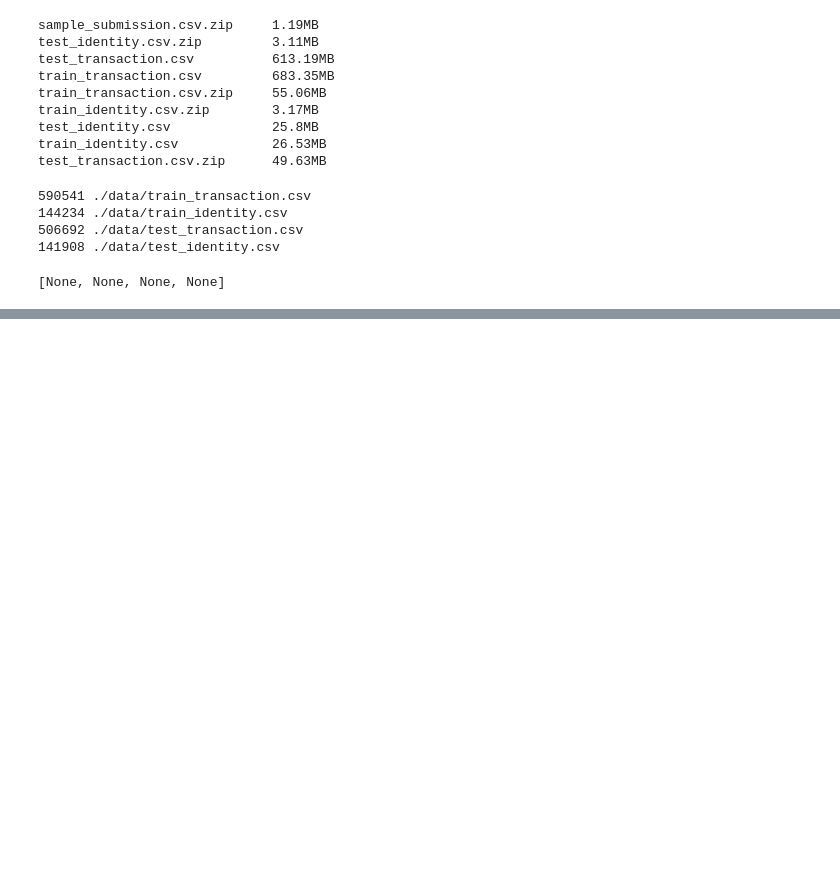
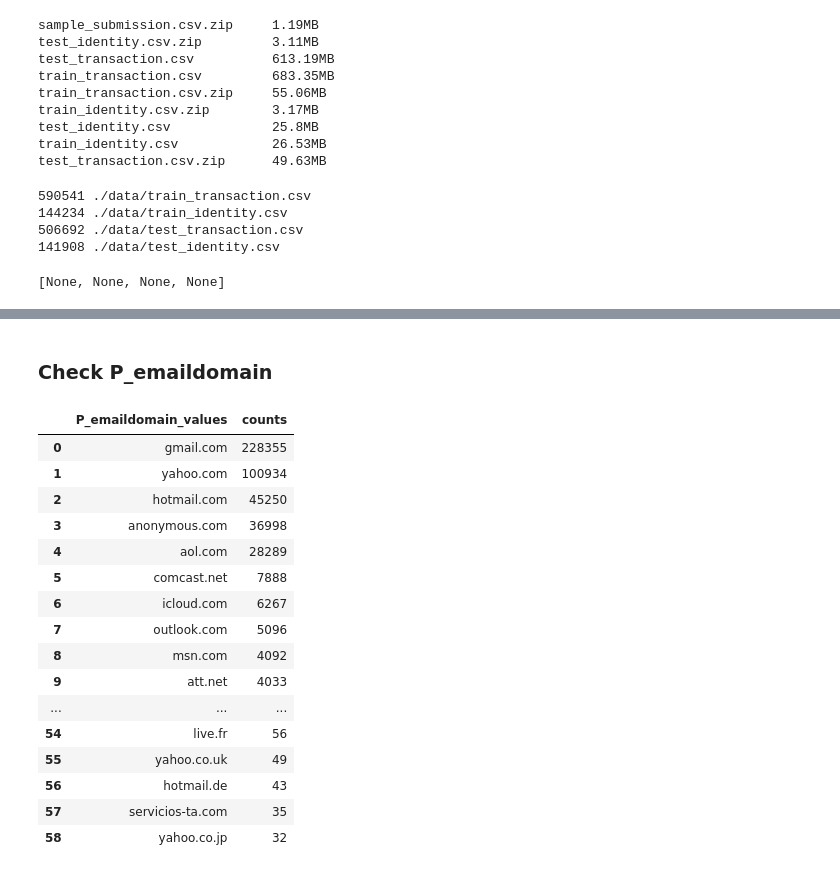
Before and after one commit to haataa/IEEE_CIS_Fraud_Detection, a Jupyter notebook: EDA.ipynb, the cells around one changed output, grey strips where cells are left out. Cells and saved outputs as stored; diff of their text form; code cells hidden in the pictures; blank space fills up the shorter version.

```diff
--- a/EDA.ipynb
+++ b/EDA.ipynb
@@ -73,0 +127,14 @@ OSError: Initializing from file failed
+# %%
+def feat_value_count(df,colname):
+    """value count of each feature
+
+    Args
+    df: data frame.
+    colname: string. Name of to be valued column
+
+    Returns
+    df_count: data frame.
+    """
+    df_count = df[colname].value_counts().to_frame().reset_index()
+    df_count = df_count.rename(columns={'index':colname+'_values',colname:'counts'})
+    return df_count
@@ -73,0 +265,22 @@ OSError: Initializing from file failed
+# %% [markdown]
+### Check P_emaildomain
+# %%
+feat_value_count(df_train_transac,'P_emaildomain')
+# %% [output]
+|  | P_emaildomain_values | counts |
+| 0 | gmail.com | 228355 |
+| 1 | yahoo.com | 100934 |
+| 2 | hotmail.com | 45250 |
+| 3 | anonymous.com | 36998 |
+| 4 | aol.com | 28289 |
+| 5 | comcast.net | 7888 |
+| 6 | icloud.com | 6267 |
+| 7 | outlook.com | 5096 |
+| 8 | msn.com | 4092 |
+| 9 | att.net | 4033 |
+| ... | ... | ... |
+| 54 | live.fr | 56 |
+| 55 | yahoo.co.uk | 49 |
+| 56 | hotmail.de | 43 |
+| 57 | servicios-ta.com | 35 |
+| 58 | yahoo.co.jp | 32 |
```
Also changed, not shown: parts of 39 cells of this notebook.
